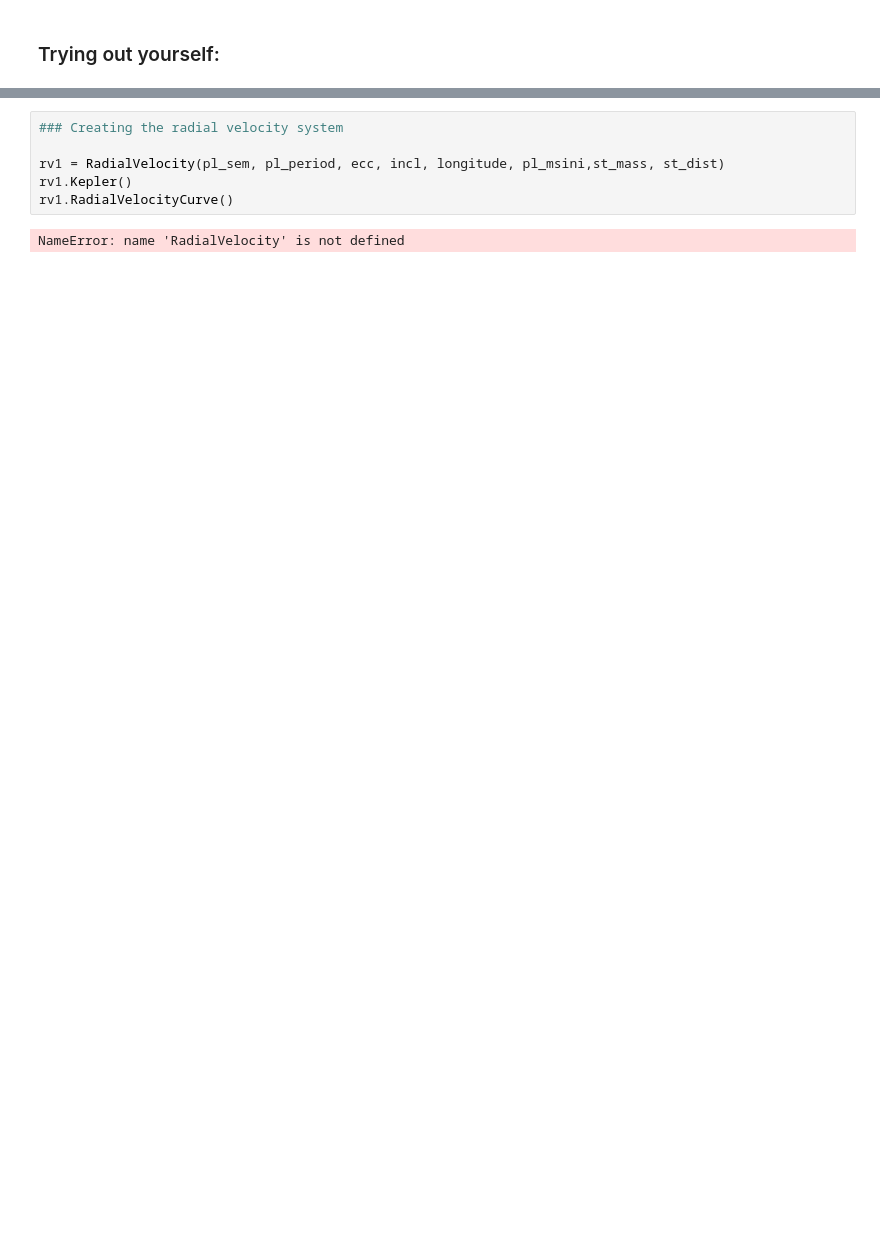
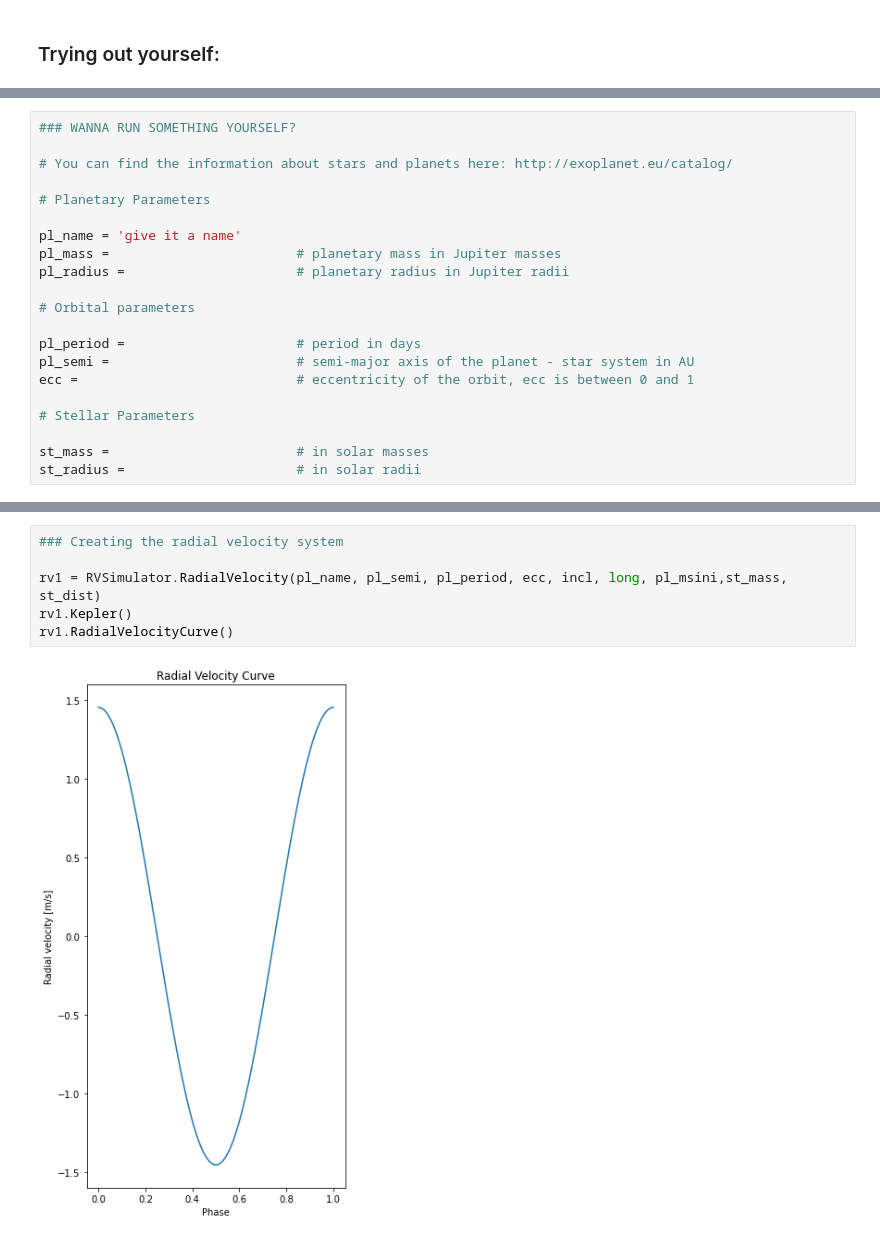
Before and after one commit to Hoeijmakers/ASTC01_ComputerLab, a Jupyter notebook: runfile.ipynb, the cells around one changed output, grey strips where cells are left out. Saved outputs shown, nothing was run; the diff lists cells and outputs as text; blank space fills up the shorter version.

```diff
--- a/runfile.ipynb
+++ b/runfile.ipynb
@@ -134,0 +163,21 @@ For the same system, we also want to look at the radial velocity curve. I will r
+# %%
+### WANNA RUN SOMETHING YOURSELF?
+
+# You can find the information about stars and planets here: http://exoplanet.eu/catalog/
+
+# Planetary Parameters
+
+pl_name = 'give it a name'
+pl_mass =                        # planetary mass in Jupiter masses
+pl_radius =                      # planetary radius in Jupiter radii
+
+# Orbital parameters
+
+pl_period =                      # period in days
+pl_semi =                        # semi-major axis of the planet - star system in AU
+ecc =                            # eccentricity of the orbit, ecc is between 0 and 1
+
+# Stellar Parameters
+
+st_mass =                        # in solar masses
+st_radius =                      # in solar radii
@@ -135,8 +186,8 @@ For the same system, we also want to look at the radial velocity curve. I will r
 # %%
 ### Creating the radial velocity system
 
-rv1 = RadialVelocity(pl_sem, pl_period, ecc, incl, longitude, pl_msini,st_mass, st_dist)
+rv1 = RVSimulator.RadialVelocity(pl_name, pl_semi, pl_period, ecc, incl, long, pl_msini,st_mass, st_dist)
 rv1.Kepler()
 rv1.RadialVelocityCurve()
 # %% [output]
-NameError: name 'RadialVelocity' is not defined
+[figure, added]
```
Also changed, not shown: parts of 8 cells of this notebook, 1 other file.
